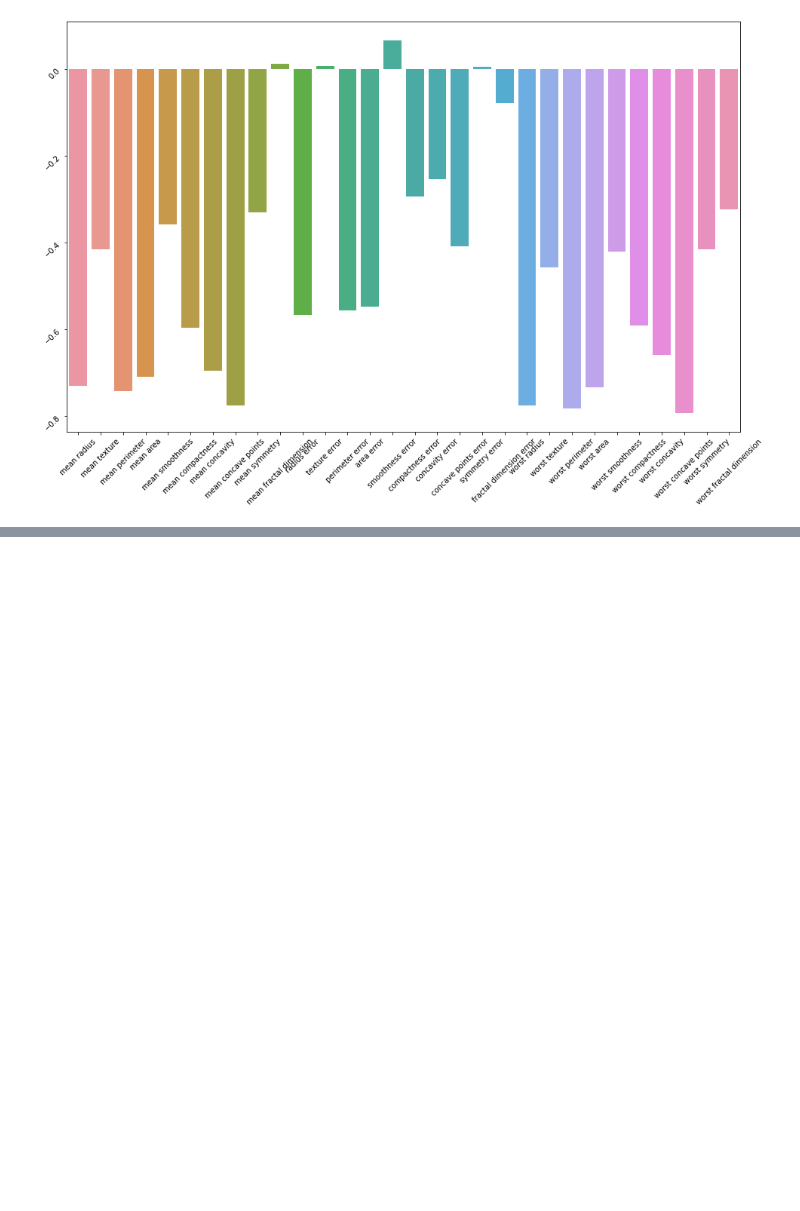
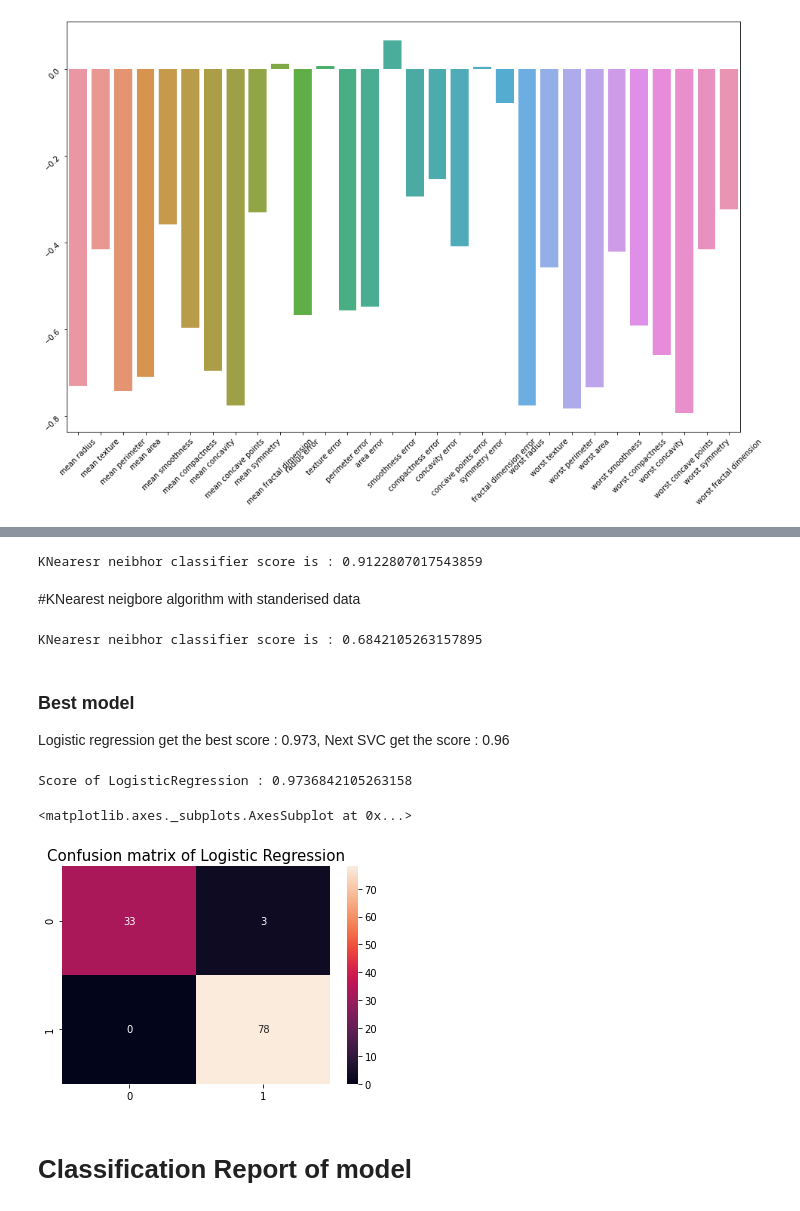
Before and after one commit to sardarmonsoorsait/breastcancerdetection, a Jupyter notebook: breastcancerdetection_1.ipynb, the cells around one changed output, grey strips where cells are left out. Drawn from its saved outputs; the diff is of its cells as text; code cells hidden in the pictures; blank space fills up the shorter version.

Commit message:
logistic regression model building completed

```diff
--- a/breastcancerdetection_1.ipynb
+++ b/breastcancerdetection_1.ipynb
@@ -143,0 +300,6 @@ ax.tick_params(labelrotation =45)
+# %%
+nb_s = GaussianNB()
+nb_s.fit(X_std_train,y_train)
+prediction_nb_s = nb.predict(X_std_test)
+score_nb_s = accuracy_score(y_test,prediction_nb_s)
+print('score of naive_bias classifier : {}'.format(score_nb_s))
@@ -143,0 +310,38 @@ ax.tick_params(labelrotation =45)
+# %%
+knn = KNeighborsClassifier()
+knn.fit(X_train,y_train)
+prediction_knn = knn.predict(X_test)
+score_knn = accuracy_score(y_test,prediction_knn)
+print('KNearesr neibhor classifier score is : {}'.format(score_knn))
+# %% [output]
+KNearesr neibhor classifier score is : 0.9122807017543859
+# %% [markdown]
+#KNearest neigbore algorithm with standerised data
+# %%
+knn_s = KNeighborsClassifier()
+knn_s.fit(X_std_train,y_train)
+prediction_knn_s = knn.predict(X_std_test)
+score_knn_s = accuracy_score(y_test,prediction_knn_s)
+print('KNearesr neibhor classifier score is : {}'.format(score_knn_s))
+# %% [output]
+KNearesr neibhor classifier score is : 0.6842105263157895
+# %% [markdown]
+### Best model
+Logistic regression get the best score : 0.973, Next SVC get the score : 0.96
+# %%
+lr = LogisticRegression()
+lr.fit(X_std_train,y_train)
+prediction_lr = lr.predict(X_std_test)
+score = accuracy_score(y_test,prediction_lr)
+print('Score of LogisticRegression : {}'.format(score))
+# %% [output]
+Score of LogisticRegression : 0.9736842105263158
+# %%
+cm = confusion_matrix(y_test,prediction_lr)
+plt.title('Confusion matrix of Logistic Regression',fontsize=15)
+sns.heatmap(cm,annot=True)
+# %% [output]
+<matplotlib.axes._subplots.AxesSubplot at 0x...>
+[figure, added]
+# %% [markdown]
+# Classification Report of model
```
Also changed, not shown: parts of 38 cells of this notebook.
